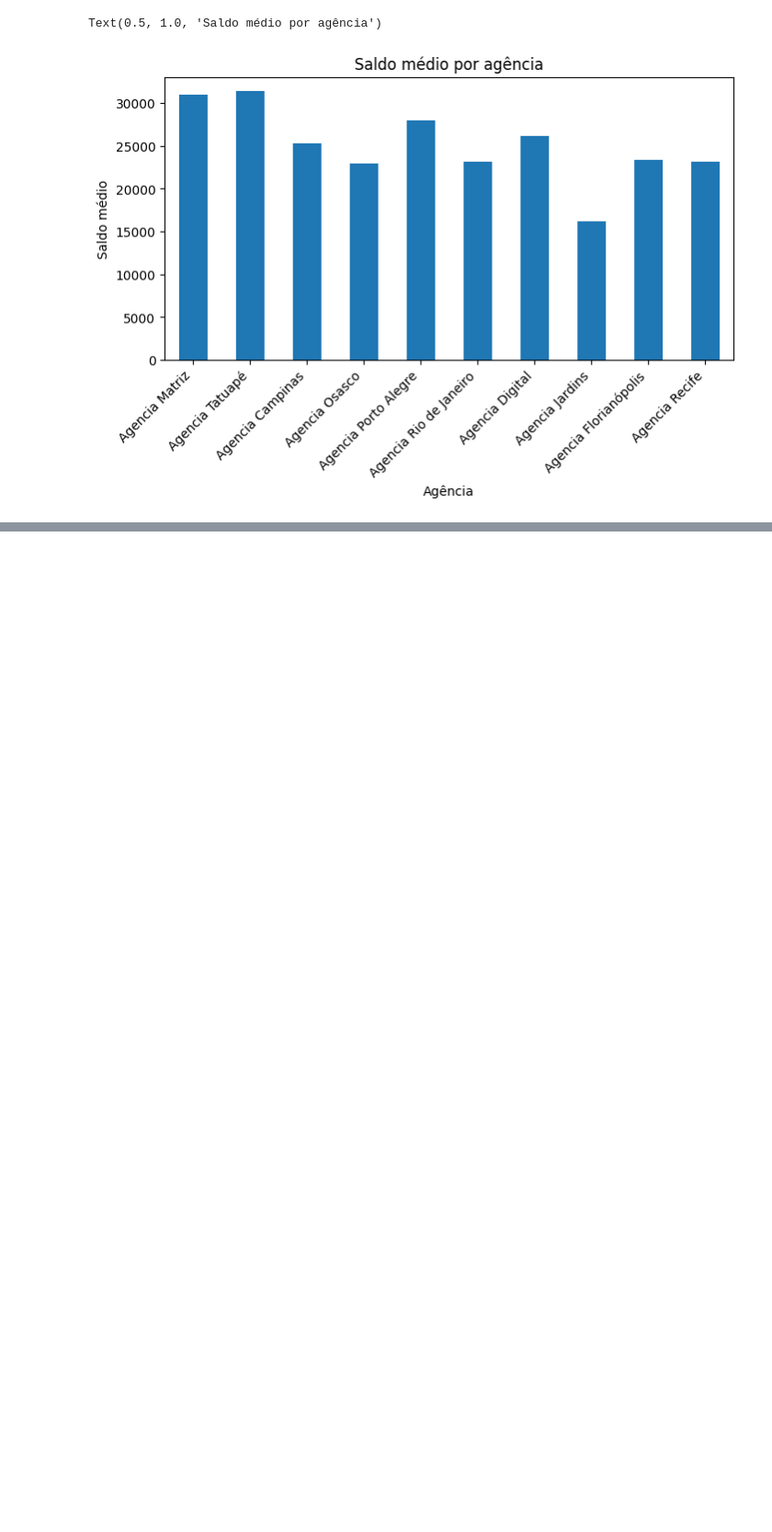
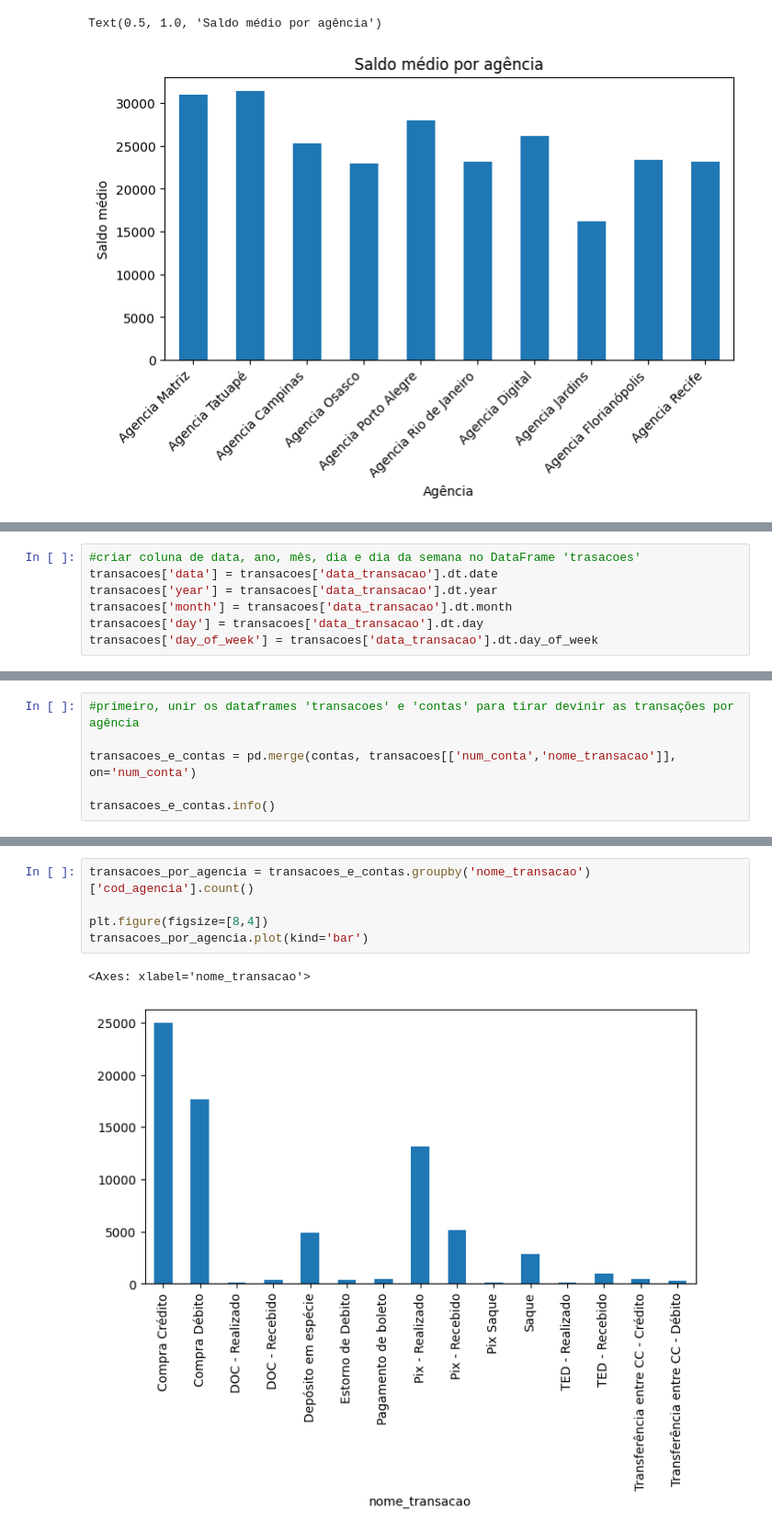
Before and after one commit to renanpan/Projeto_banco_KPI, a Jupyter notebook: lighthouse_DA_project.ipynb, the cells around one changed output, grey strips where cells are left out. Shown at 92% size. Drawn from its saved outputs; the diff is of its cells as text; blank space fills up the shorter version.

Commit message:
Adicionando mais parametros para avaliação

```diff
--- a/lighthouse_DA_project.ipynb
+++ b/lighthouse_DA_project.ipynb
@@ -416,0 +462,7 @@ Text(0.5, 1.0, 'Saldo médio por agência')
+# %%
+#criar coluna de data, ano, mês, dia e dia da semana no DataFrame 'trasacoes'
+transacoes['data'] = transacoes['data_transacao'].dt.date
+transacoes['year'] = transacoes['data_transacao'].dt.year
+transacoes['month'] = transacoes['data_transacao'].dt.month
+transacoes['day'] = transacoes['data_transacao'].dt.day
+transacoes['day_of_week'] = transacoes['data_transacao'].dt.day_of_week
@@ -416,0 +471,6 @@ Text(0.5, 1.0, 'Saldo médio por agência')
+# %%
+#primeiro, unir os dataframes 'transacoes' e 'contas' para tirar devinir as transações por agência
+
+transacoes_e_contas = pd.merge(contas, transacoes[['num_conta','nome_transacao']], on='num_conta')
+
+transacoes_e_contas.info()
@@ -416,0 +495,8 @@ Text(0.5, 1.0, 'Saldo médio por agência')
+# %%
+transacoes_por_agencia = transacoes_e_contas.groupby('nome_transacao')['cod_agencia'].count()
+
+plt.figure(figsize=[8,4])
+transacoes_por_agencia.plot(kind='bar')
+# %% [output]
+<Axes: xlabel='nome_transacao'>
+[figure, added]
```
Also changed, not shown: parts of 17 cells of this notebook, 1 other file.
